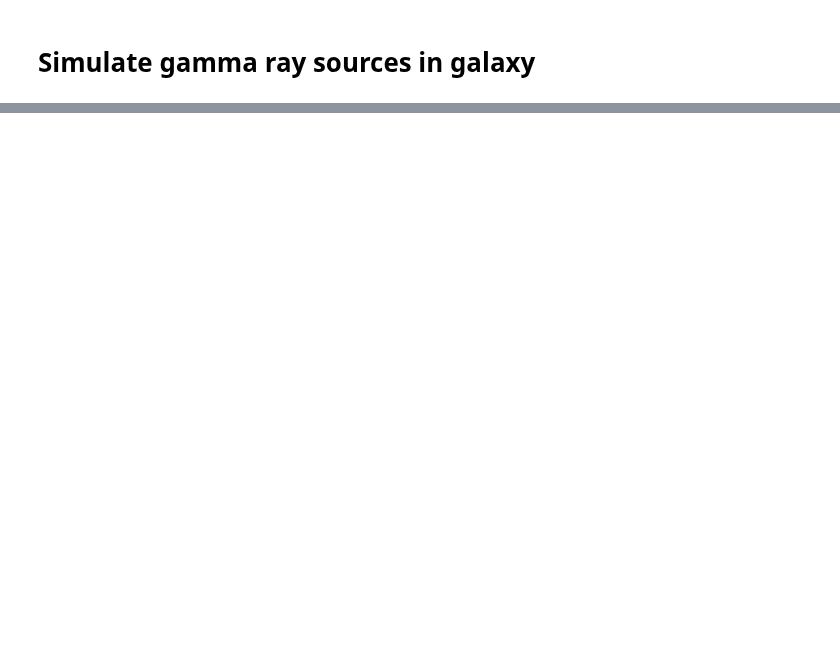
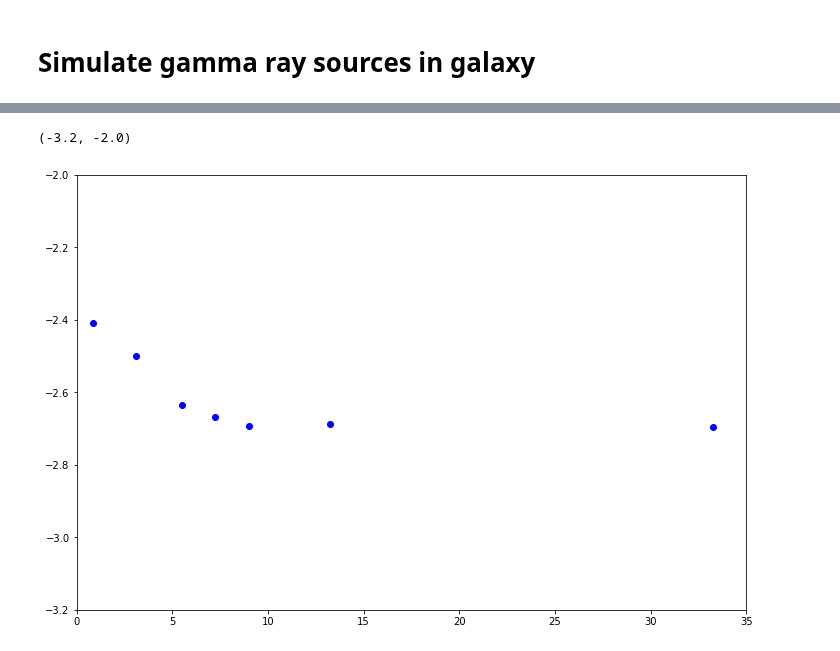
Before and after one commit to martp91/y-rays-UPS, a Jupyter notebook: sim_gamma_sources.ipynb, the cells around one changed output, grey strips where cells are left out. Saved outputs shown, nothing was run; the diff lists cells and outputs as text; code cells hidden in the pictures; blank space fills up the shorter version.

```diff
--- a/sim_gamma_sources.ipynb
+++ b/sim_gamma_sources.ipynb
@@ -465,0 +624,8 @@ plt.savefig('spectra')
+# %%
+R = np.array(np.average(R_rings,axis=1))
+plt.plot(R,l_i_30,'bo')
+plt.xlim([0,35])
+plt.ylim([-3.2,-2.0])
+# %% [output]
+(-3.2, -2.0)
+[figure, added]
```
Also changed, not shown: parts of 10 cells of this notebook.
